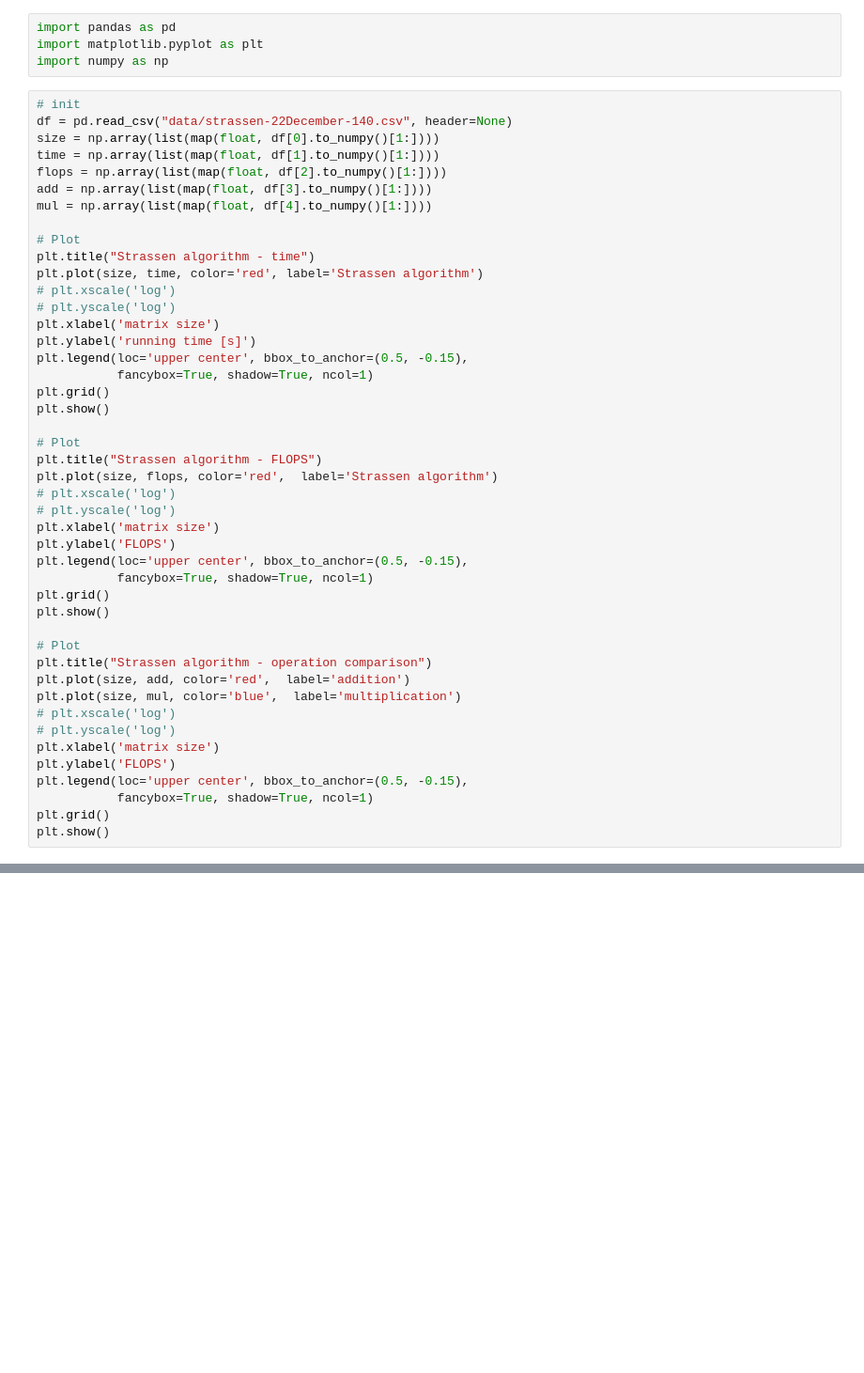
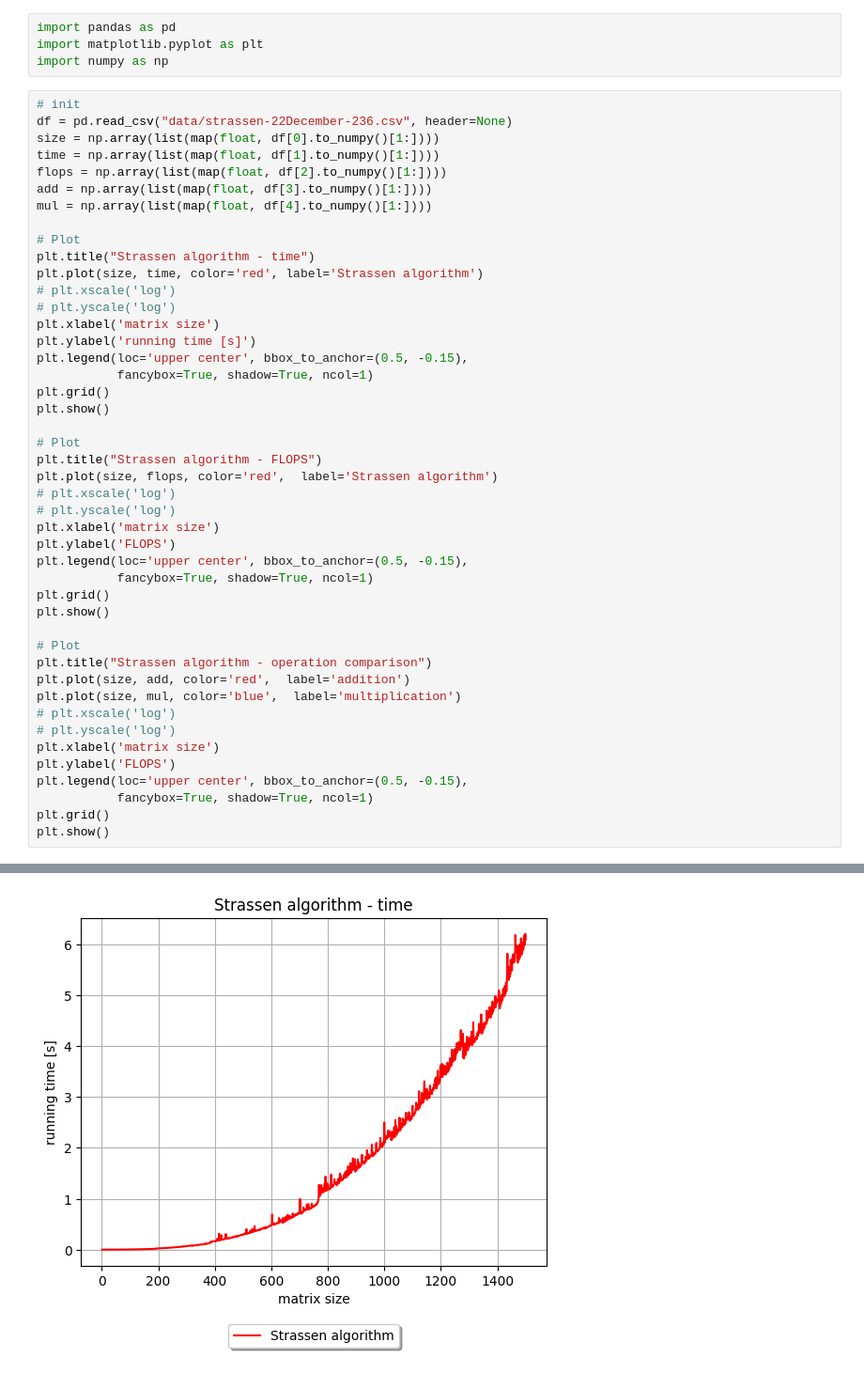
Before and after one commit to baramundi666/strassen-algorithm, a Jupyter notebook: plot.ipynb, the cells around one changed output, grey strips where cells are left out. Shown at 94% size. Drawn from its saved outputs; the diff is of its cells as text; blank space fills up the shorter version.

```diff
--- a/plot.ipynb
+++ b/plot.ipynb
@@ -4,7 +4,7 @@ import matplotlib.pyplot as plt
 import numpy as np
 # %%
 # init
-df = pd.read_csv("data/strassen-22December-140.csv", header=None)
+df = pd.read_csv("data/strassen-22December-236.csv", header=None)
 size = np.array(list(map(float, df[0].to_numpy()[1:])))
 time = np.array(list(map(float, df[1].to_numpy()[1:])))
 flops = np.array(list(map(float, df[2].to_numpy()[1:])))
@@ -51,0 +51 @@ PermissionError: [Errno 1] Operation not permitted: 'data/data2.csv'
+[figure, added]
```
Also changed, not shown: parts of 1 cell of this notebook, 12 other files.
